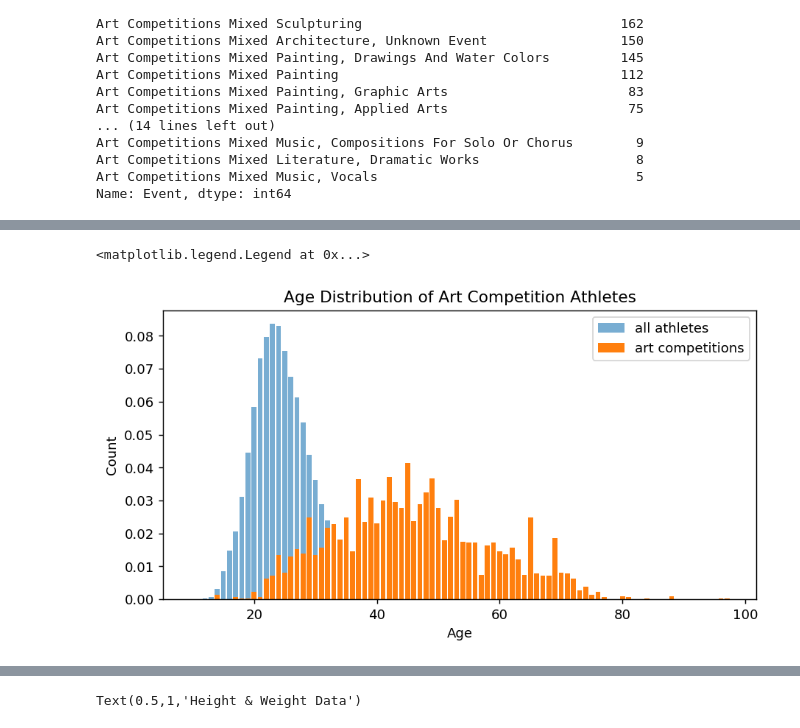
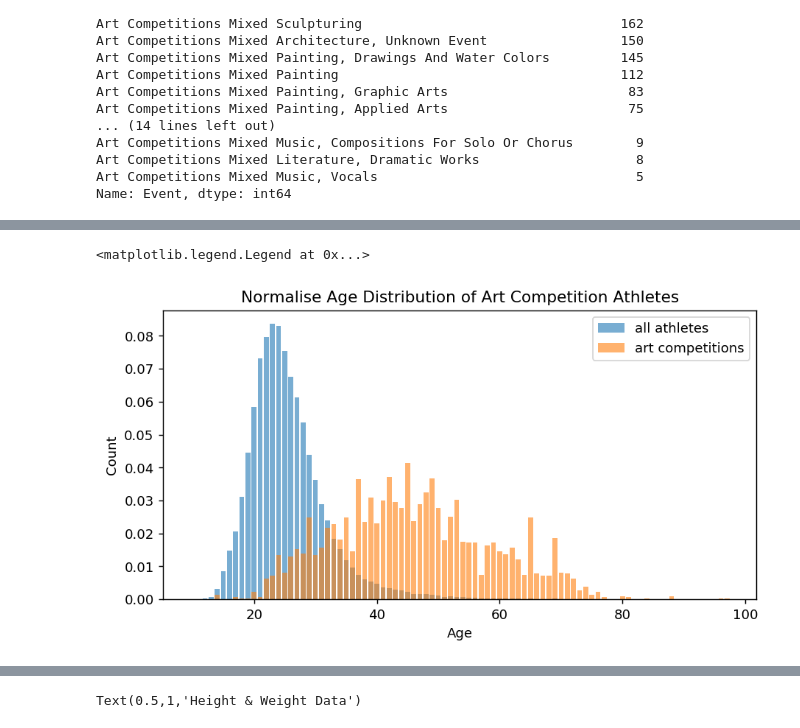
Before and after one commit to yasirdin/kaggle-olympic, a Jupyter notebook: data_exploration_v1.ipynb, the cells around one changed output, grey strips where cells are left out. Drawn from its saved outputs; the diff is of its cells as text; code cells hidden in the pictures.

Commit message:
art competitions analysis

```diff
--- a/data_exploration_v1.ipynb
+++ b/data_exploration_v1.ipynb
@@ -567,16 +569,16 @@ list(events_df[events_df['Sport']=='Art Competitions']['Age'])
 # %%
 # on the subject of art competitions, what is the age distribution of the participants?
 art_age = events_df[events_df['Sport']=='Art Competitions']['Age'].value_counts(normalize=True)
 
 # TODO: change to histogram and account for NaN values
 
 # plotting
 plt.bar(all_age.index, all_age.values, label='all athletes', alpha=0.6)
-plt.bar(art_age.index, art_age.values, label='art competitions')
-plt.title('Age Distribution of Art Competition Athletes')
+plt.bar(art_age.index, art_age.values, label='art competitions', alpha=0.6)
+plt.title('Normalise Age Distribution of Art Competition Athletes')
 plt.xlabel('Age')
 plt.ylabel('Count')
 plt.legend()
 # %% [output]
 <matplotlib.legend.Legend at 0x...>
-[figure, old version]
+[figure, new version]
```
Also changed, not shown: parts of 10 cells of this notebook.
